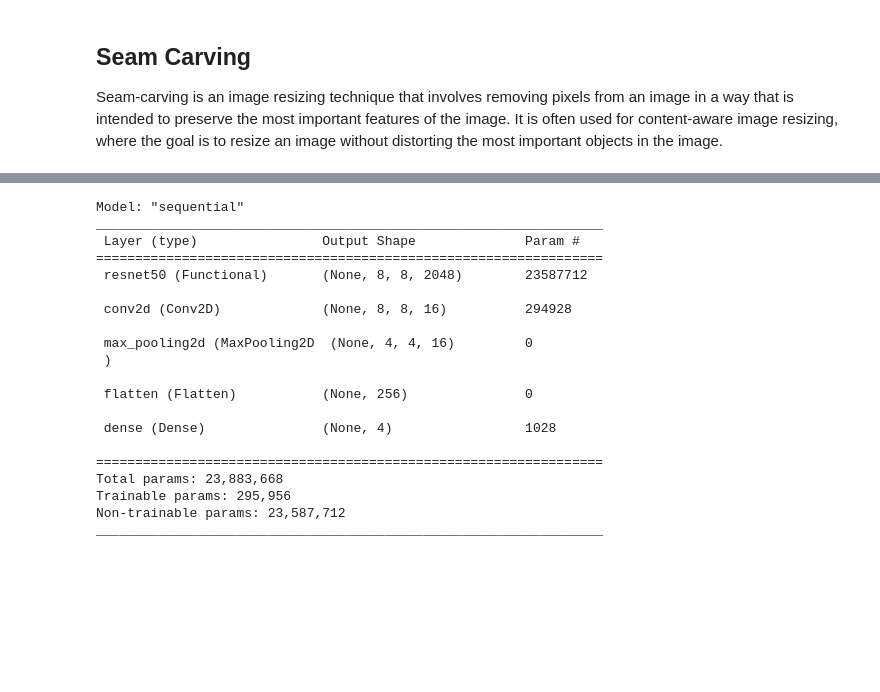
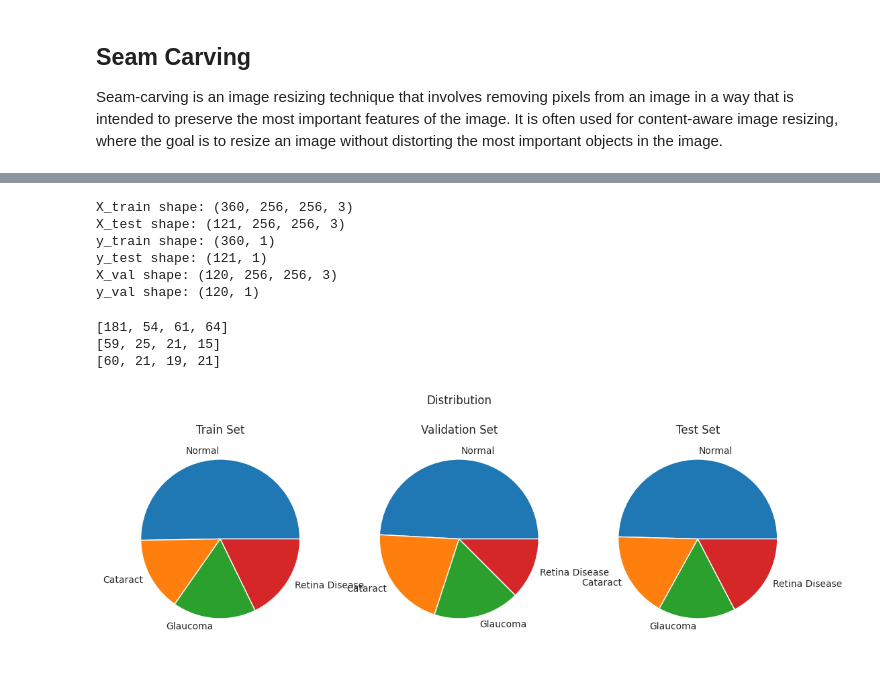
Before and after one commit to semooww/DSCP, a Jupyter notebook: dscp.ipynb, the cells around one changed output, grey strips where cells are left out. Saved outputs shown, nothing was run; the diff lists cells and outputs as text; code cells hidden in the pictures; blank space fills up the shorter version.

```diff
--- a/dscp.ipynb
+++ b/dscp.ipynb
@@ -153 +151,3 @@ for i in range(len(df)):
+# %%
+images, labels = create_dataset(df)
 # %%
@@ -229,26 +172,37 @@ model_res.compile(loss='categorical_crossentropy', optimizer=tf.keras.optimizers
-# %%
-model_res.summary()
-# %% [output]
-Model: "sequential"
-_________________________________________________________________
- Layer (type)                Output Shape              Param #
-=================================================================
- resnet50 (Functional)       (None, 8, 8, 2048)        23587712
-
- conv2d (Conv2D)             (None, 8, 8, 16)          294928
-
- max_pooling2d (MaxPooling2D  (None, 4, 4, 16)         0
- )
-
- flatten (Flatten)           (None, 256)               0
-
- dense (Dense)               (None, 4)                 1028
-
-=================================================================
-Total params: 23,883,668
-Trainable params: 295,956
-Non-trainable params: 23,587,712
-_________________________________________________________________
+# %%
+[X_train, X_test, y_train, y_test, X_val, y_val] = split_dataset(images, labels)
+# %% [output]
+X_train shape: (360, 256, 256, 3)
+X_test shape: (121, 256, 256, 3)
+y_train shape: (360, 1)
+y_test shape: (121, 1)
+X_val shape: (120, 256, 256, 3)
+y_val shape: (120, 1)
+# %%
+def plot_pie_sets(arrays):
+    titles = ["Train Set", "Validation Set", "Test Set"]
+    labels = ["Normal", "Cataract", "Glaucoma", "Retina Disease"]
+    fig = plt.figure(figsize=(13, 5))
+    plt.title("Distribution")
+    plt.axis('off')
+    plt.grid(False)
+    for i in range(3):
+        fig.add_subplot(1, 3, i + 1)
+        arr = []
+        for j in range(4):
+            arr.append((arrays[i] == j).sum())
+        labels = ["Normal", "Cataract", "Glaucoma", "Retina Disease"]
+        print(arr)
+        plt.title(titles[i])
+        plt.pie(arr, labels=labels)
+
+
+plot_pie_sets([y_train, y_val, y_test])
+# %% [output]
+[181, 54, 61, 64]
+[59, 25, 21, 15]
+[60, 21, 19, 21]
+[figure, added]
 # %%
 model = tf.keras.models.Sequential([
     tf.keras.layers.Conv2D(32, (3, 3), activation='relu', padding="same", input_shape=[256, 256, 3]),
```
Also changed, not shown: parts of 20 cells of this notebook.
